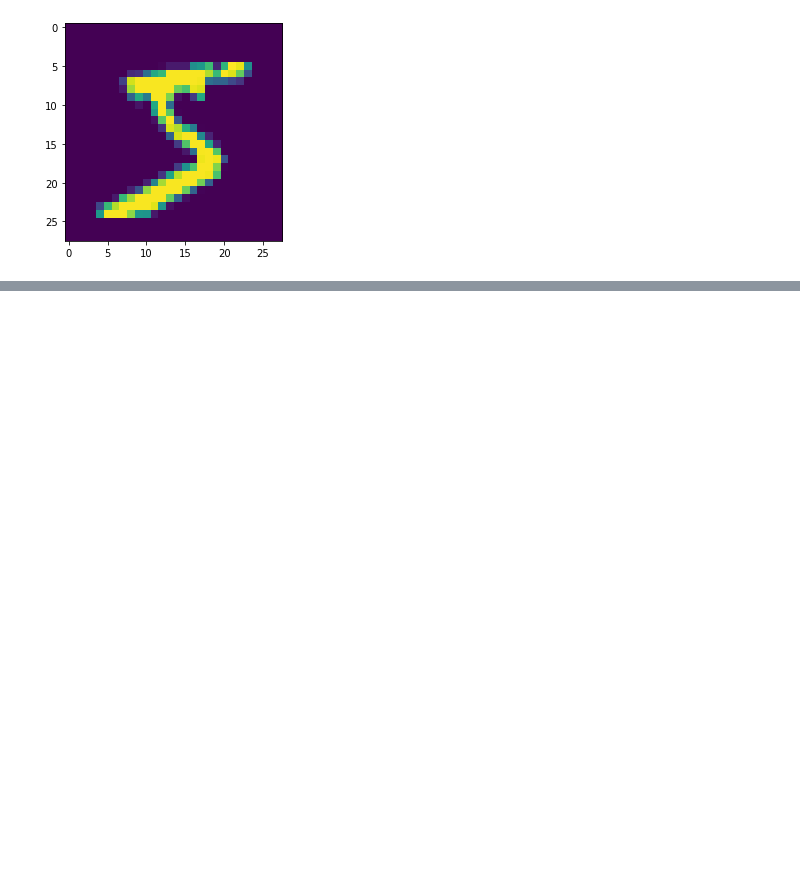
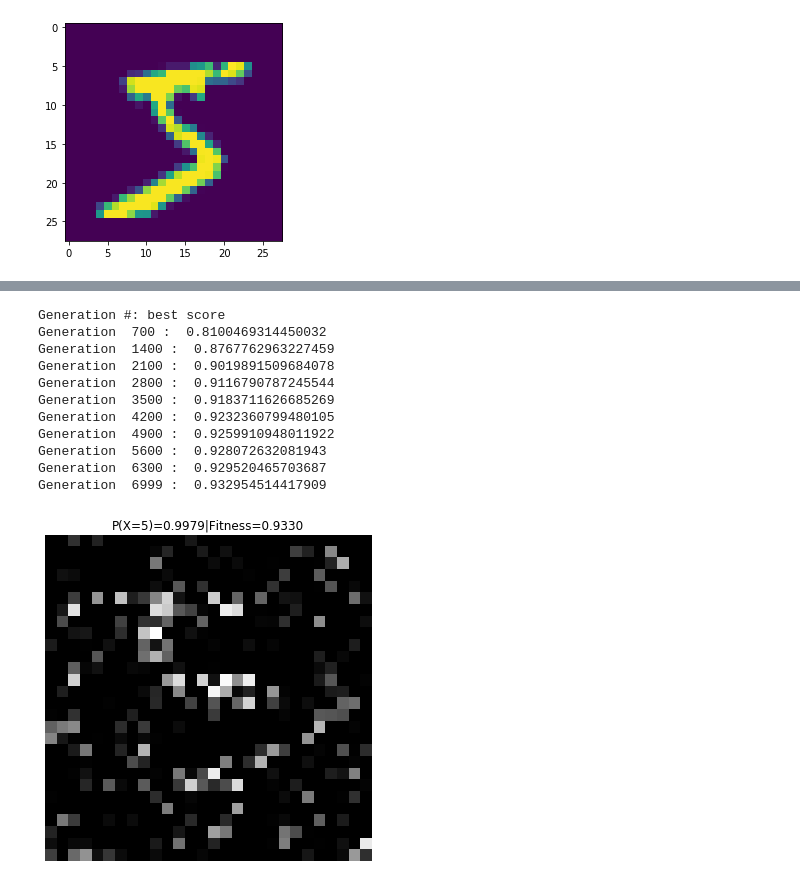
Before and after one commit to ptyshevs/ga_adv, a Jupyter notebook: ga_adv.ipynb, the cells around one changed output, grey strips where cells are left out. Cells and saved outputs as stored; diff of their text form; code cells hidden in the pictures; blank space fills up the shorter version.

```diff
--- a/ga_adv.ipynb
+++ b/ga_adv.ipynb
@@ -56,0 +55,19 @@ for Xt, yt in tqdm.tqdm(data_loader):
+# %%
+epochs = 1
+pt.manual_seed(42)
+for epoch in range(epochs):
+    for Xt, yt in tqdm.tqdm(train_loader):
+        optim.zero_grad()
+        yp = model.predict(Xt)
+        L = loss(yp, yt)
+        L.backward()
+        optim.step()
+
+    with pt.no_grad():
+        predictions = []
+        for Xt, yt in tqdm.tqdm(test_loader):
+            y_pred = model.predict(Xt)
+            predictions.append(y_pred.argmax(axis=1))
+        test_predictions = pt.cat(predictions)
+        accuracy = (test_predictions == y_test).sum().float() / len(y_test)
+        print(f'val acc = {accuracy}')
@@ -295,0 +144,18 @@ plt.title(f"Probability of being zero = {zero_prob:.4f}");
+# %%
+adv_target = 5
+m = GeneticSolver(image_size=image_size, verbosity=True, verbosity_step=100, warm_start=True, random_state=42, early_stopping=False)
+res, score = m.solve(fitness_class_probability_empty, n_generations=7000, verbose_step=700)
+visualize(res, score)
+# %% [output]
+Generation #: best score
+Generation  700 :  0.8100469314450032
+Generation  1400 :  0.8767762963227459
+Generation  2100 :  0.9019891509684078
+Generation  2800 :  0.9116790787245544
+Generation  3500 :  0.9183711626685269
+Generation  4200 :  0.9232360799480105
+Generation  4900 :  0.9259910948011922
+Generation  5600 :  0.928072632081943
+Generation  6300 :  0.929520465703687
+Generation  6999 :  0.932954514417909
+[figure, added]
```
Also changed, not shown: parts of 28 cells of this notebook, 2 other files.
